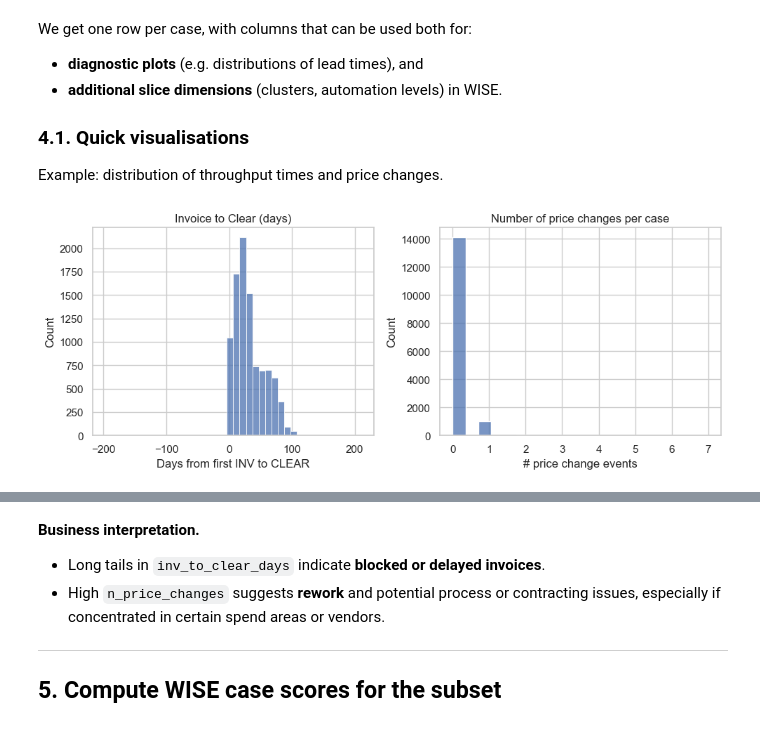
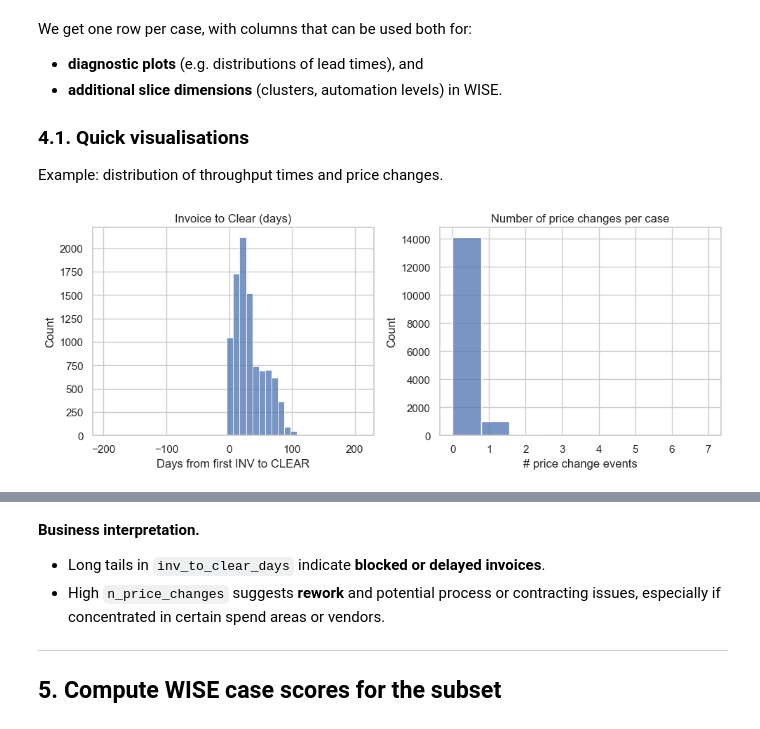
Before and after one commit to feelfine1977/WISE, a Jupyter notebook: src/wise/analysis/1_WISE_BPIC19_Analysis.ipynb, the cells around one changed output, grey strips where cells are left out. Saved outputs shown, nothing was run; the diff lists cells and outputs as text; code cells hidden in the pictures.

```diff
--- a/src/wise/analysis/1_WISE_BPIC19_Analysis.ipynb
+++ b/src/wise/analysis/1_WISE_BPIC19_Analysis.ipynb
@@ -303,15 +304,15 @@ Example: distribution of throughput times and price changes.
 # %%
 plt.figure(figsize=(10,4))
 plt.subplot(1,2,1)
 sns.histplot(feat["inv_to_clear_days"], bins=40, kde=False)
 plt.title("Invoice to Clear (days)")
 plt.xlabel("Days from first INV to CLEAR")
 
 plt.subplot(1,2,2)
-sns.histplot(feat["n_price_changes"], bins=20, kde=False)
+sns.histplot(feat["n_price_changes"], bins=9, kde=False)
 plt.title("Number of price changes per case")
 plt.xlabel("# price change events")
 plt.tight_layout()
 plt.show()
 # %% [output]
-[figure, old version]
+[figure, new version]
```
Also changed, not shown: parts of 3 cells of this notebook, 8 other files.
